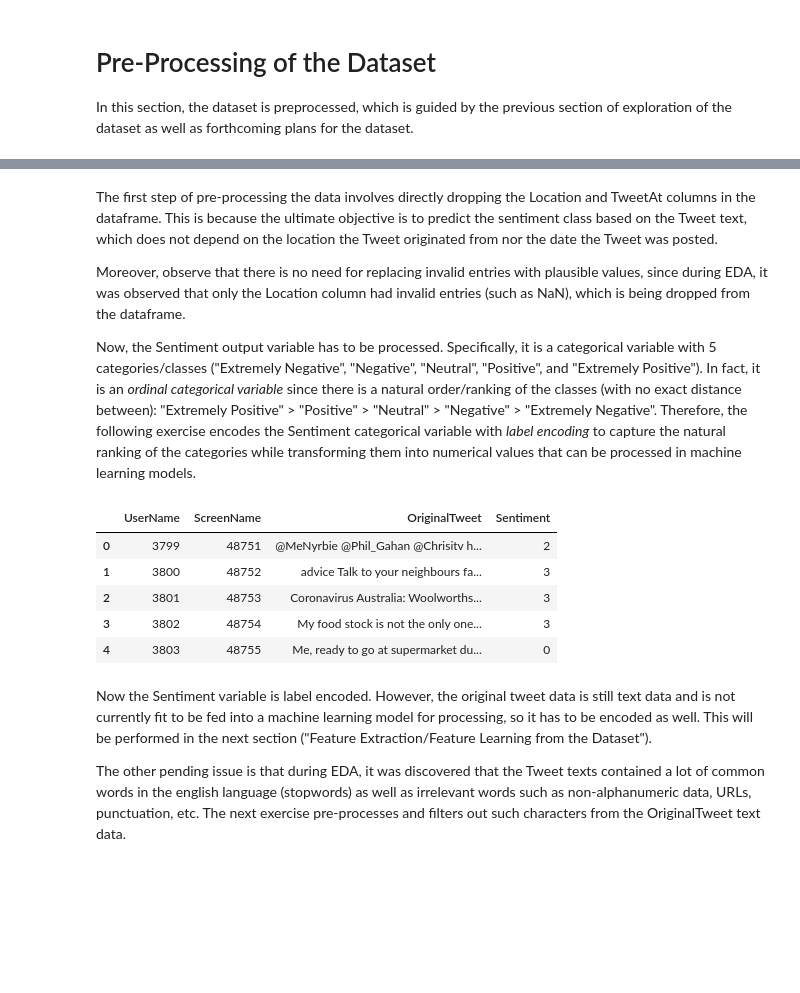
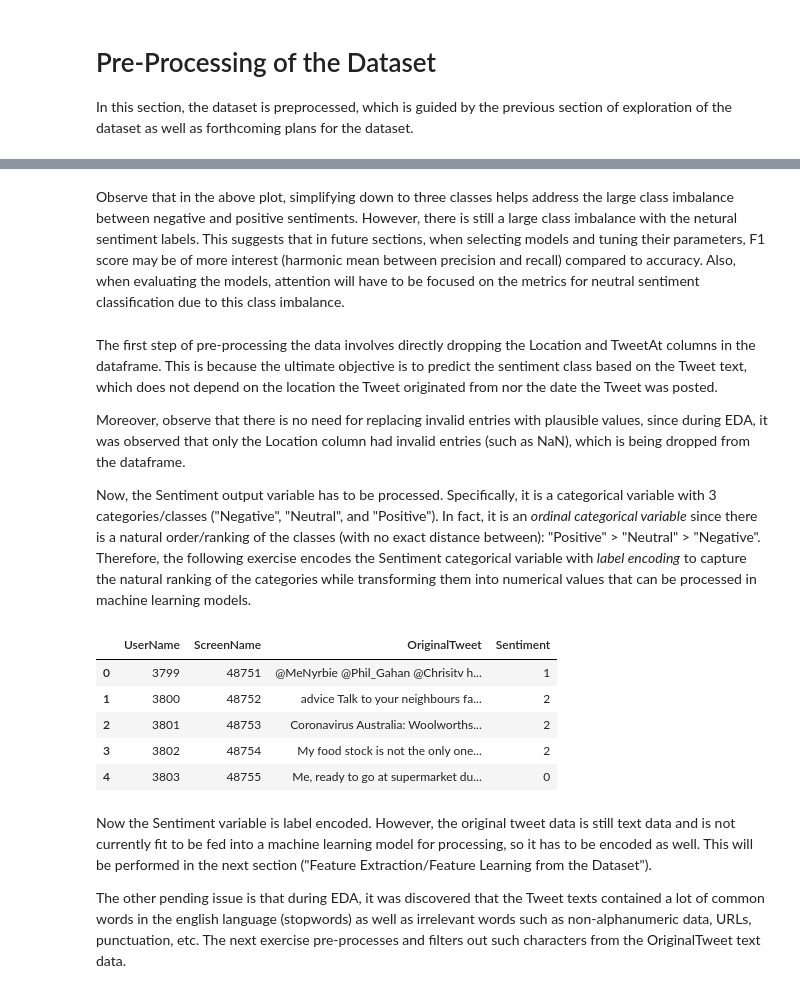
Before and after one commit to ALIENHZ1/ECE443_Term_Project, a Jupyter notebook: Covid/The_Sigmoid_Squad_Dataset4.ipynb, the cells around one changed output, grey strips where cells are left out. Saved outputs shown, nothing was run; the diff lists cells and outputs as text; code cells hidden in the pictures; blank space fills up the shorter version.

```diff
--- a/Covid/The_Sigmoid_Squad_Dataset4.ipynb
+++ b/Covid/The_Sigmoid_Squad_Dataset4.ipynb
@@ -63,6 +58,9 @@ In this section, Exploratory Data Analysis (EDA) is performed on the dataset to
 # %%
 # Read the train data CSV file into a dataframe
 train_df = pd.read_csv('Corona_NLP_train.csv', encoding='Latin-1')
+
+# Read the test data CSV file into a dataframe - NOTE: test set shall only be used for evaluations of models, but will have same processing applied to it (NO DATA LEAKAGE)
+test_df = pd.read_csv('Corona_NLP_test.csv', encoding='Latin-1')
 
 # Display all columns
 print("Columns:")
@@ -323,0 +403,3 @@ The distribution of sentiment labels is not really uniform. The "Positive" senti
+# %%
+# To display more of the text for analysis
+pd.set_option('display.max_colwidth', None)
@@ -323,0 +540,21 @@ The distribution of sentiment labels is not really uniform. The "Positive" senti
+# %%
+# Analyze temporal trends between number of Tweets of a certain sentiment and the date the Tweet was posted
+
+# Ensure the 'TweetAt' column is in proper datetime format
+train_df['TweetAt'] = pd.to_datetime(train_df['TweetAt'])
+
+# Group by date and sentiment to count number of tweets associated with each
+temporal_sentiment = train_df.groupby(['TweetAt', 'Sentiment']).size().unstack()
+
+# Plot the temporal trends of sentiment and number of Tweets
+plt.figure(figsize=(12, 8))
+temporal_sentiment.plot(kind='line', marker='o', figsize=(12, 8))
+
+# Labels, title, grid, etc.
+plt.title('Number of Tweets versus Time, Categorized by Sentiment')
+plt.xlabel('Date')
+plt.ylabel('Number of Tweets')
+plt.legend(title='Sentiment')
+plt.grid()
+plt.tight_layout()
+plt.show()
@@ -339,28 +622,32 @@ train_df.head()
+# %% [markdown]
+Observe that in the above plot, simplifying down to three classes helps address the large class imbalance between negative and positive sentiments. However, there is still a large class imbalance with the netural sentiment labels. This suggests that in future sections, when selecting models and tuning their parameters, F1 score may be of more interest (harmonic mean between precision and recall) compared to accuracy. Also, when evaluating the models, attention will have to be focused on the metrics for neutral sentiment classification due to this class imbalance.
 # %% [markdown]
 The first step of pre-processing the data involves directly dropping the Location and TweetAt columns in the dataframe. This is because the ultimate objective is to predict the sentiment class based on the Tweet text, which does not depend on the location the Tweet originated from nor the date the Tweet was posted.
 
 Moreover, observe that there is no need for replacing invalid entries with plausible values, since during EDA, it was observed that only the Location column had invalid entries (such as NaN), which is being dropped from the dataframe.
 
-Now, the Sentiment output variable has to be processed. Specifically, it is a categorical variable with 5 categories/classes ("Extremely Negative", "Negative", "Neutral", "Positive", and "Extremely Positive"). In fact, it is an *ordinal categorical variable* since there is a natural order/ranking of the classes (with no exact distance between): "Extremely Positive" > "Positive" > "Neutral" > "Negative" > "Extremely Negative". Therefore, the following exercise encodes the Sentiment categorical variable with *label encoding* to capture the natural ranking of the categories while transforming them into numerical values that can be processed in machine learning models.
+Now, the Sentiment output variable has to be processed. Specifically, it is a categorical variable with 3 categories/classes ("Negative", "Neutral", and "Positive"). In fact, it is an *ordinal categorical variable* since there is a natural order/ranking of the classes (with no exact distance between): "Positive" > "Neutral" > "Negative". Therefore, the following exercise encodes the Sentiment categorical variable with *label encoding* to capture the natural ranking of the categories while transforming them into numerical values that can be processed in machine learning models.
 # %%
 # Define label encoding map for the 5 sentiment classes
 sentiment_mapping = {
-    "Extremely Positive": 4,
-    "Positive": 3,
-    "Neutral": 2,
-    "Negative": 1,
-    "Extremely Negative": 0
+    "Positive": 2,
+    "Neutral": 1,
+    "Negative": 0,
 }
 
 # Encode the Sentiment column with label encoding
 train_df['Sentiment'] = train_df['Sentiment'].map(sentiment_mapping)
+
+# Do the same for test set
+test_df['Sentiment'] = test_df['Sentiment'].map(sentiment_mapping)
+
 train_df.head()
 # %% [output]
 |  | UserName | ScreenName | OriginalTweet | Sentiment |
-| 0 | 3799 | 48751 | @MeNyrbie @Phil_Gahan @Chrisitv h... | 2 |
-| 1 | 3800 | 48752 | advice Talk to your neighbours fa... | 3 |
-| 2 | 3801 | 48753 | Coronavirus Australia: Woolworths... | 3 |
-| 3 | 3802 | 48754 | My food stock is not the only one... | 3 |
+| 0 | 3799 | 48751 | @MeNyrbie @Phil_Gahan @Chrisitv h... | 1 |
+| 1 | 3800 | 48752 | advice Talk to your neighbours fa... | 2 |
+| 2 | 3801 | 48753 | Coronavirus Australia: Woolworths... | 2 |
+| 3 | 3802 | 48754 | My food stock is not the only one... | 2 |
 | 4 | 3803 | 48755 | Me, ready to go at supermarket du... | 0 |
 # %% [markdown]
 Now the Sentiment variable is label encoded. However, the original tweet data is still text data and is not currently fit to be fed into a machine learning model for processing, so it has to be encoded as well. This will be performed in the next section ("Feature Extraction/Feature Learning from the Dataset").
```
Also changed, not shown: parts of 99 cells of this notebook.
